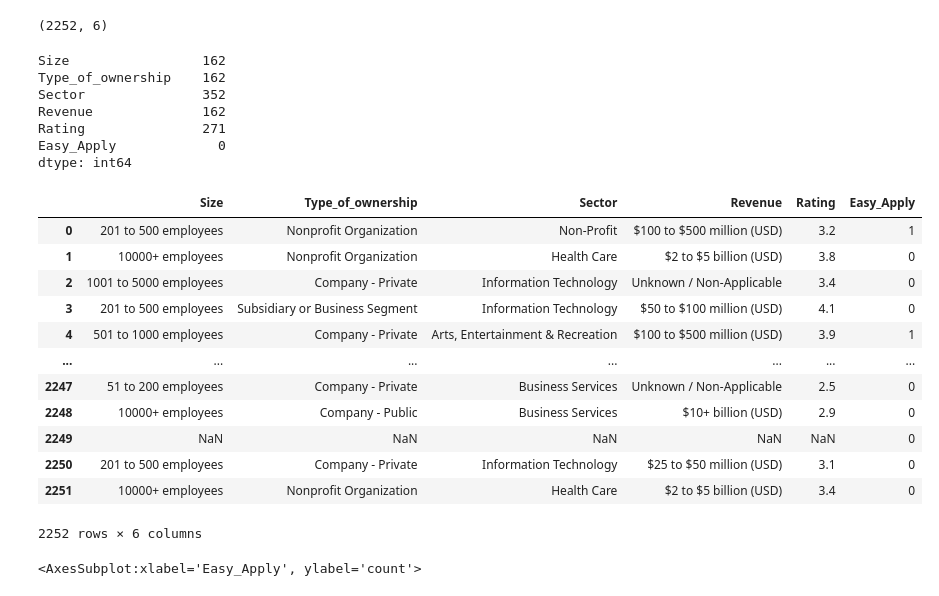
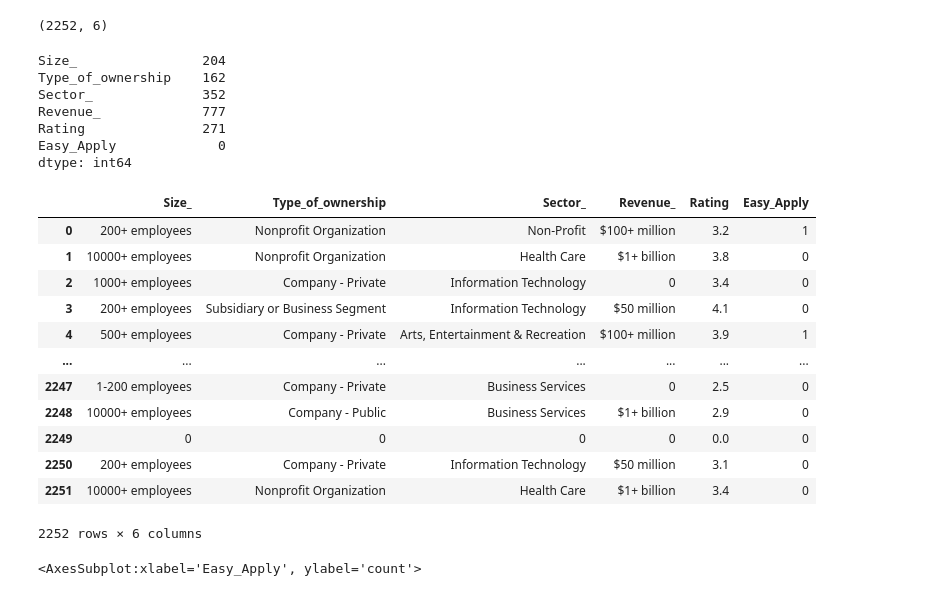
Before and after one commit to mjrotter4445/Psycho_Data_Squad_1, a Jupyter notebook: MachineLearning/ml_test_2.ipynb, the cells around one changed output. Cells and saved outputs as stored; diff of their text form; code cells hidden in the pictures.

```diff
--- a/MachineLearning/ml_test_2.ipynb
+++ b/MachineLearning/ml_test_2.ipynb
@@ -3,11 +3,12 @@
 from sklearn.model_selection import train_test_split
 from sklearn.preprocessing import StandardScaler,OneHotEncoder
 from sklearn.linear_model import LogisticRegression
-from sklearn.metrics import accuracy_score
+
+from sklearn.metrics import classification_report,accuracy_score,plot_confusion_matrix
 import pandas as pd
 import numpy as np
 import tensorflow as tf
 
 # Import our input dataset
-# df = pd.read_csv('cleaning.csv')
-#df.head(20)
+df = pd.read_csv('cleaning4_new.csv')
+df.head(20)
@@ -117,35 +101,35 @@ sns.countplot(x=df['Easy_Apply'])
 # Application probability is predicted.
 # %%
 #Based on the size,sector,type of ownership and revenue
-df_mock=df.filter(['Size','Type_of_ownership','Sector','Revenue','Rating','Easy_Apply'],axis=1)
+df_mock=df.filter(['Size_','Type_of_ownership','Sector_','Revenue_','Rating','Easy_Apply'],axis=1)
 df_mock.shape
 # %% [output]
 (2252, 6)
 # %%
 df_mock.isna().sum()
 # %% [output]
-Size                 162
+Size_                204
 Type_of_ownership    162
-Sector               352
-Revenue              162
+Sector_              352
+Revenue_             777
 Rating               271
 Easy_Apply             0
 dtype: int64
 # %%
-df_mock
+df_mock.fillna(0)
 # %% [output]
-|  | Size | Type_of_ownership | Sector | Revenue | Rating | Easy_Apply |
-| 0 | 201 to 500 employees | Nonprofit Organization | Non-Profit | $100 to $500 million (USD) | 3.2 | 1 |
-| 1 | 10000+ employees | Nonprofit Organization | Health Care | $2 to $5 billion (USD) | 3.8 | 0 |
-| 2 | 1001 to 5000 employees | Company - Private | Information Technology | Unknown / Non-Applicable | 3.4 | 0 |
-| 3 | 201 to 500 employees | Subsidiary or Business Segment | Information Technology | $50 to $100 million (USD) | 4.1 | 0 |
-| 4 | 501 to 1000 employees | Company - Private | Arts, Entertainment & Recreation | $100 to $500 million (USD) | 3.9 | 1 |
+|  | Size_ | Type_of_ownership | Sector_ | Revenue_ | Rating | Easy_Apply |
+| 0 | 200+ employees | Nonprofit Organization | Non-Profit | $100+ million | 3.2 | 1 |
+| 1 | 10000+ employees | Nonprofit Organization | Health Care | $1+ billion | 3.8 | 0 |
+| 2 | 1000+ employees | Company - Private | Information Technology | 0 | 3.4 | 0 |
+| 3 | 200+ employees | Subsidiary or Business Segment | Information Technology | $50 million | 4.1 | 0 |
+| 4 | 500+ employees | Company - Private | Arts, Entertainment & Recreation | $100+ million | 3.9 | 1 |
 | ... | ... | ... | ... | ... | ... | ... |
-| 2247 | 51 to 200 employees | Company - Private | Business Services | Unknown / Non-Applicable | 2.5 | 0 |
-| 2248 | 10000+ employees | Company - Public | Business Services | $10+ billion (USD) | 2.9 | 0 |
-| 2249 | NaN | NaN | NaN | NaN | NaN | 0 |
-| 2250 | 201 to 500 employees | Company - Private | Information Technology | $25 to $50 million (USD) | 3.1 | 0 |
-| 2251 | 10000+ employees | Nonprofit Organization | Health Care | $2 to $5 billion (USD) | 3.4 | 0 |
+| 2247 | 1-200 employees | Company - Private | Business Services | 0 | 2.5 | 0 |
+| 2248 | 10000+ employees | Company - Public | Business Services | $1+ billion | 2.9 | 0 |
+| 2249 | 0 | 0 | 0 | 0 | 0.0 | 0 |
+| 2250 | 200+ employees | Company - Private | Information Technology | $50 million | 3.1 | 0 |
+| 2251 | 10000+ employees | Nonprofit Organization | Health Care | $1+ billion | 3.4 | 0 |
 2252 rows × 6 columns
 # %%
 import seaborn as sns
```
Also changed, not shown: parts of 61 cells of this notebook, 3 other files.
